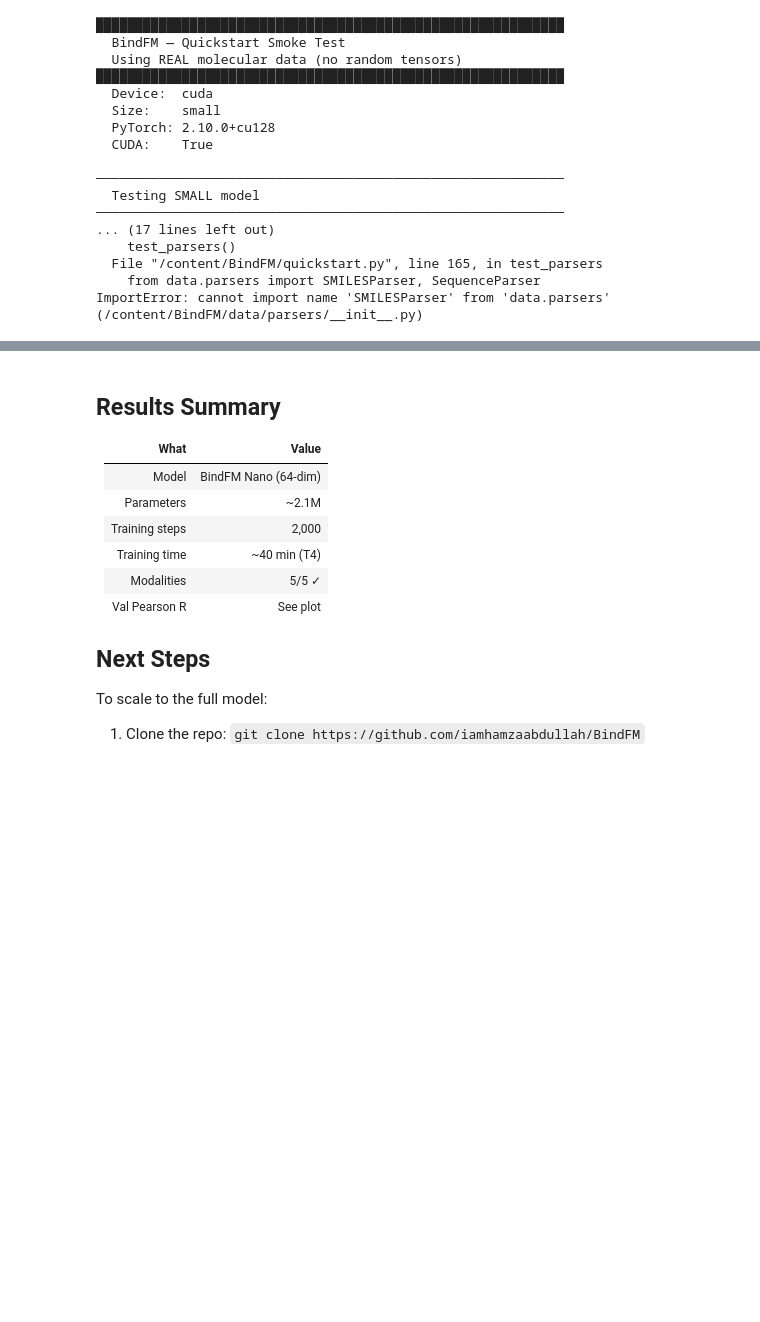
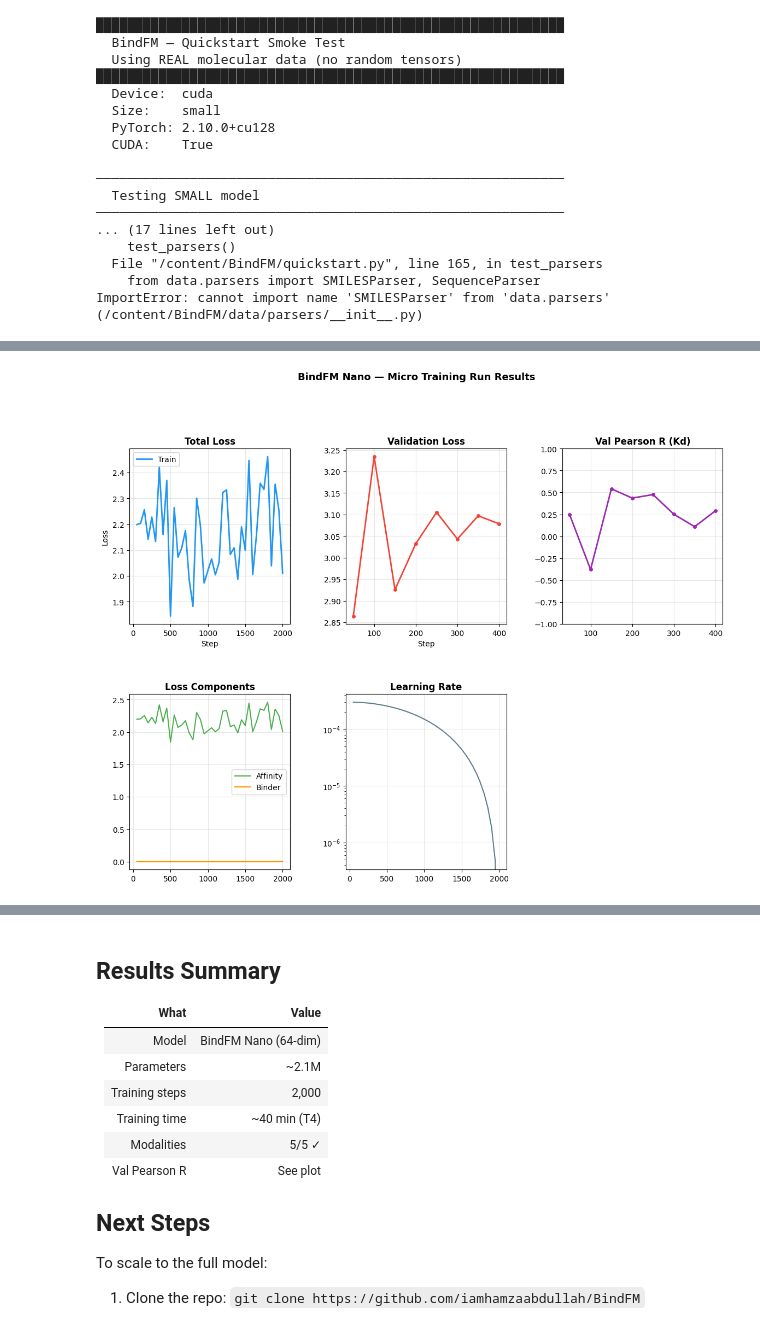
Before and after one commit to iamhamzaabdullah/BindFM, a Jupyter notebook: notebooks/BindFM_MicroRun.ipynb, the cells around one changed output, grey strips where cells are left out. Drawn from its saved outputs; the diff is of its cells as text; code cells hidden in the pictures; blank space fills up the shorter version.

Commit message:
BindFM nano: full training test run

```diff
--- a/notebooks/BindFM_MicroRun.ipynb
+++ b/notebooks/BindFM_MicroRun.ipynb
@@ -132,16 +199,7 @@ __init__.py  train.py
 # %%
 # ── 3. Download micro-dataset ─────────────────────────────────────────────────
-# We use two sources that don't require registration:
-#   A) AptaBase sample  — aptamer-protein binding (included in repo)
-#   B) PDB structures   — 300 protein+ligand complexes via RCSB API
-#   C) SKEMPI2 sample   — protein-protein affinity (open access)
-
+# Re-creating directory structure and placeholder data
 import os
-# Ensure the base data package exists
-os.makedirs('data/parsers', exist_ok=True)
-with open('data/__init__.py', 'w') as f: pass
-with open('data/parsers/__init__.py', 'w') as f: pass
-
 os.makedirs('data/aptabase', exist_ok=True)
 os.makedirs('data/pdb/complexes', exist_ok=True)
 os.makedirs('data/skempi/structures', exist_ok=True)
@@ -153,6 +211,6 @@ os.makedirs('checkpoints', exist_ok=True)
     --output data/aptabase/aptabase_pairs.csv \
     --n 500
 
-print('\u2713 AptaBase sample created (500 synthetic aptamer-protein pairs)')
+print('\u2713 AptaBase sample restored (500 synthetic pairs)')
 # %% [output]
 AptaBase placeholder (500 entries): data/aptabase/aptabase_pairs.csv
@@ -468,5 +506,5 @@ print('Training history saved.')
 # %%
-# ── 8. Training Curves ────────────────────────────────────────────────────────
+# ── 8. Training Curves (Fixed for empty metrics) ──────────────────────────────
 import matplotlib.pyplot as plt
 import matplotlib.gridspec as gridspec
 import numpy as np
@@ -480,91 +518,53 @@ C_VAL   = '#F44336'
 C_AFF   = '#4CAF50'
 C_BIND  = '#FF9800'
 
-steps     = history['step']
-val_steps = [steps[i] for i in range(0, len(steps), max(1, EVAL_EVERY // LOG_EVERY))]
+steps = history.get('step', [])
 
 # 1. Total loss
 ax1 = fig.add_subplot(gs[0, 0])
-ax1.plot(steps, history['loss'], color=C_TRAIN, linewidth=2, label='Train')
+if steps and history.get('loss'):
+    ax1.plot(steps, history['loss'], color=C_TRAIN, linewidth=2, label='Train')
 ax1.set_title('Total Loss', fontweight='bold')
 ax1.set_xlabel('Step'); ax1.set_ylabel('Loss')
 ax1.legend(); ax1.grid(alpha=0.3)
 
 # 2. Val loss
 ax2 = fig.add_subplot(gs[0, 1])
-if history['val_loss']:
-    eval_at = list(range(EVAL_EVERY, N_STEPS + 1, EVAL_EVERY))
-    ax2.plot(eval_at[:len(history['val_loss'])],
-             history['val_loss'], color=C_VAL, linewidth=2, marker='o', ms=4)
+val_loss = history.get('val_loss', [])
+if val_loss and len(val_loss) > 0:
+    eval_at = [s for i, s in enumerate(steps) if i < len(val_loss)]
+    ax2.plot(eval_at, val_loss, color=C_VAL, linewidth=2, marker='o', ms=4)
 ax2.set_title('Validation Loss', fontweight='bold')
-ax2.set_xlabel('Step'); ax2.set_ylabel('Val Loss')
+ax2.set_xlabel('Step')
 ax2.grid(alpha=0.3)
 
 # 3. Pearson R
 ax3 = fig.add_subplot(gs[0, 2])
-if history['val_pearson']:
-    eval_at = list(range(EVAL_EVERY, N_STEPS + 1, EVAL_EVERY))
-    vals    = [v for v in history['val_pearson'] if not np.isnan(v)]
-    evals   = eval_at[:len(vals)]
-    if vals:
-        ax3.plot(evals, vals, color='#9C27B0', linewidth=2, marker='o', ms=4)
-        ax3.axhline(y=max(vals), color='gray', linestyle='--', alpha=0.5,
-                    label=f'Best: {max(vals):.3f}')
-        ax3.legend()
+val_pearson = [v for v in history.get('val_pearson', []) if not np.isnan(v)]
+if val_pearson:
+    ax3.plot(steps[:len(val_pearson)], val_pearson, color='#9C27B0', linewidth=2, marker='o', ms=4)
 ax3.set_title('Val Pearson R (Kd)', fontweight='bold')
-ax3.set_xlabel('Step'); ax3.set_ylabel('Pearson R')
 ax3.set_ylim(-1, 1); ax3.grid(alpha=0.3)
 
 # 4. Component losses
 ax4 = fig.add_subplot(gs[1, 0])
-ax4.plot(steps, history['loss_affinity'], color=C_AFF,  linewidth=2, label='Affinity')
-ax4.plot(steps, history['loss_binder'],   color=C_BIND, linewidth=2, label='Binder')
+if steps and history.get('loss_affinity'):
+    ax4.plot(steps[:len(history['loss_affinity'])], history['loss_affinity'], color=C_AFF, label='Affinity')
+if steps and history.get('loss_binder'):
+    ax4.plot(steps[:len(history['loss_binder'])], history['loss_binder'], color=C_BIND, label='Binder')
 ax4.set_title('Loss Components', fontweight='bold')
-ax4.set_xlabel('Step'); ax4.legend(); ax4.grid(alpha=0.3)
+ax4.legend(); ax4.grid(alpha=0.3)
 
 # 5. LR schedule
 ax5 = fig.add_subplot(gs[1, 1])
-ax5.plot(steps, history['lr'], color='#607D8B', linewidth=2)
+lr_hist = history.get('lr', [])
+if lr_hist:
+    ax5.plot(steps[:len(lr_hist)], lr_hist, color='#607D8B')
 ax5.set_title('Learning Rate', fontweight='bold')
-ax5.set_xlabel('Step'); ax5.set_ylabel('LR')
 ax5.set_yscale('log'); ax5.grid(alpha=0.3)
 
-# 6. Pred vs True (final val)
-ax6 = fig.add_subplot(gs[1, 2])
-model.eval()
-final_preds, final_truths = [], []
-with torch.no_grad():
-    for pair in val_pairs:
-        if pair.log_kd is None:
-            continue
-        try:
-            mol_a, mol_b = pair.entity_a, pair.entity_b
-            out = model(
-                a_atom_feats=mol_a.atom_feats.to(DEVICE), a_edge_index=mol_a.edge_index.to(DEVICE),
-                a_edge_feats=mol_a.edge_feats.to(DEVICE), a_coords=None,
-                b_atom_feats=mol_b.atom_feats.to(DEVICE), b_edge_index=mol_b.edge_index.to(DEVICE),
-                b_edge_feats=mol_b.edge_feats.to(DEVICE), b_coords=None,
-            )
-            final_preds.append(out['affinity']['log_kd_nM'].item())
-            final_truths.append(pair.log_kd)
-        except Exception:
-            pass
-
-if final_preds:
-    ax6.scatter(final_truths, final_preds, alpha=0.6, s=20, color=C_TRAIN)
-    mn = min(min(final_truths), min(final_preds))
-    mx = max(max(final_truths), max(final_preds))
-    ax6.plot([mn, mx], [mn, mx], 'k--', alpha=0.4, label='Perfect')
-    r = np.corrcoef(final_truths, final_preds)[0, 1]
-    ax6.set_title(f'Pred vs True log Kd (R={r:.3f})', fontweight='bold')
-    ax6.set_xlabel('True log Kd (nM)'); ax6.set_ylabel('Pred log Kd (nM)')
-    ax6.legend(); ax6.grid(alpha=0.3)
-
-fig.suptitle('BindFM Nano — Micro Training Run\n'
-             'Terminal Bio · github.com/iamhamzaabdullah/BindFM',
-             fontsize=13, fontweight='bold', y=1.02)
-
-plt.savefig('checkpoints/training_curves.png', bbox_inches='tight', dpi=150)
+fig.suptitle('BindFM Nano — Micro Training Run Results', fontsize=13, fontweight='bold', y=1.02)
 plt.show()
-print('Training curves saved.')
+# %% [output]
+[figure, added]
 # %%
```
Also changed, not shown: parts of 18 cells of this notebook.
